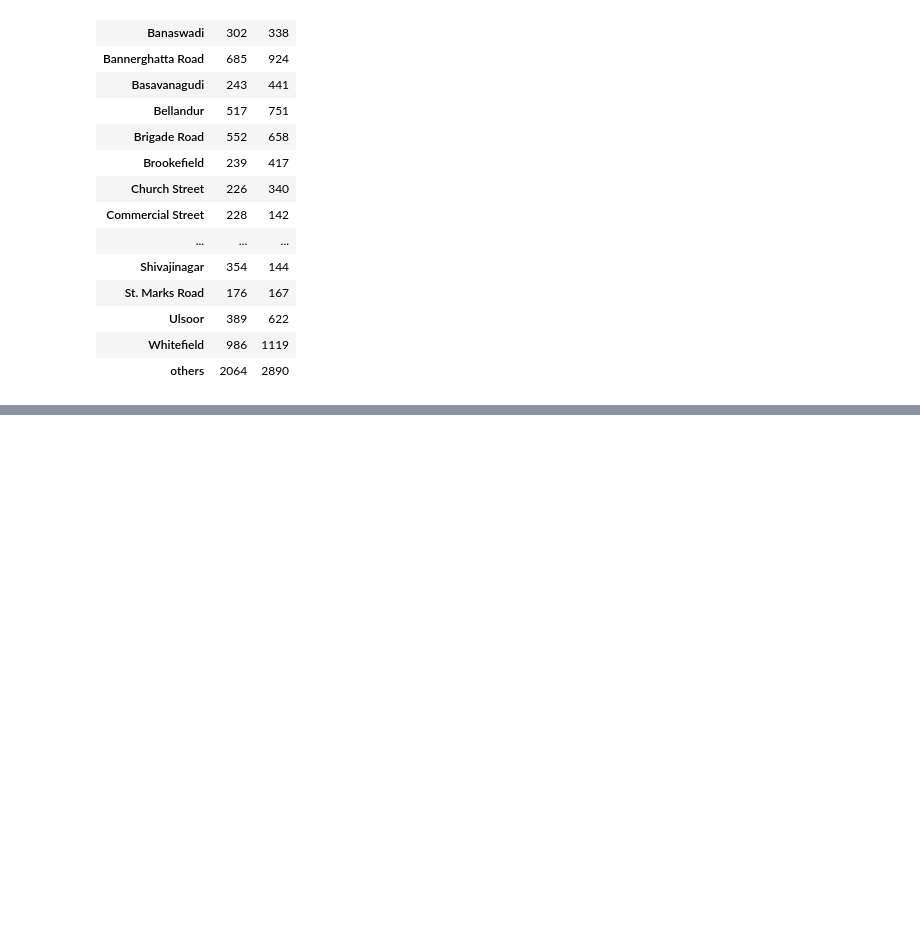
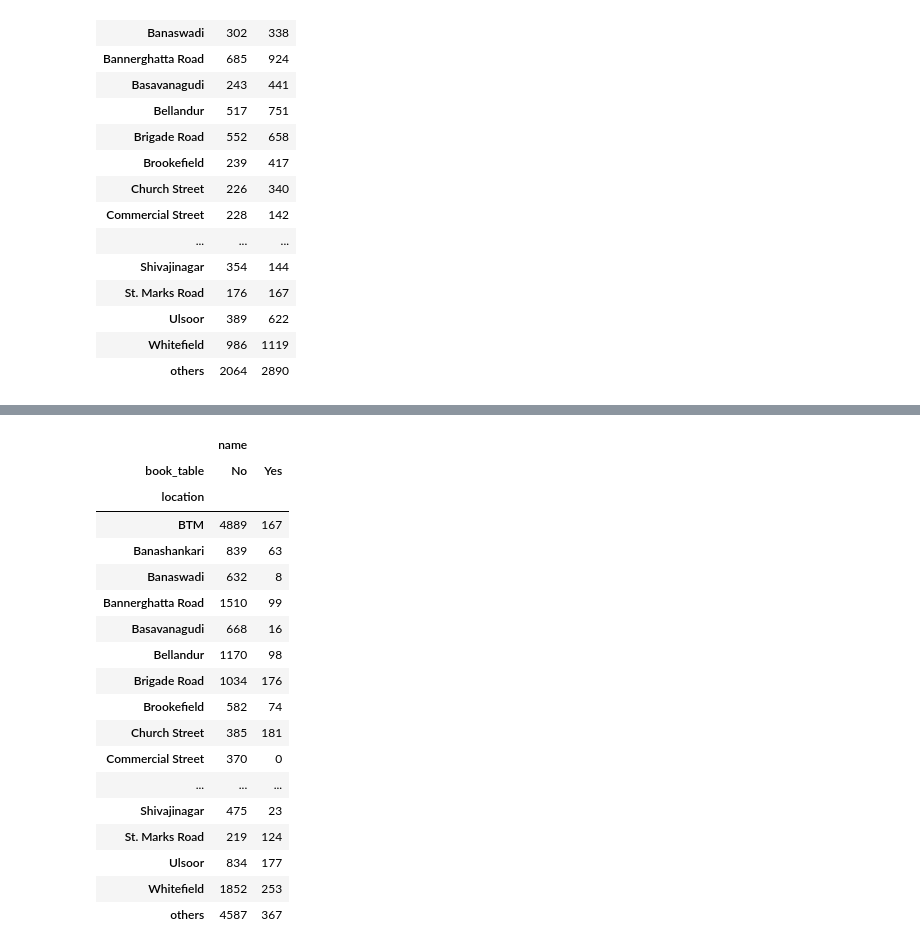
Before and after one commit to aman-singanamala/EDA-s, a Jupyter notebook: ZOMATO-DATASET/analysis.ipynb, the cells around one changed output, grey strips where cells are left out. Cells and saved outputs as stored; diff of their text form; code cells hidden in the pictures; blank space fills up the shorter version.

```diff
--- a/ZOMATO-DATASET/analysis.ipynb
+++ b/ZOMATO-DATASET/analysis.ipynb
@@ -448,0 +478,22 @@ df1
+# %%
+df2
+# %% [output]
+|  | name |  |
+| book_table | No | Yes |
+| location |  |  |
+| BTM | 4889 | 167 |
+| Banashankari | 839 | 63 |
+| Banaswadi | 632 | 8 |
+| Bannerghatta Road | 1510 | 99 |
+| Basavanagudi | 668 | 16 |
+| Bellandur | 1170 | 98 |
+| Brigade Road | 1034 | 176 |
+| Brookefield | 582 | 74 |
+| Church Street | 385 | 181 |
+| Commercial Street | 370 | 0 |
+| ... | ... | ... |
+| Shivajinagar | 475 | 23 |
+| St. Marks Road | 219 | 124 |
+| Ulsoor | 834 | 177 |
+| Whitefield | 1852 | 253 |
+| others | 4587 | 367 |
```
Also changed, not shown: parts of 9 cells of this notebook, 2 other files.
